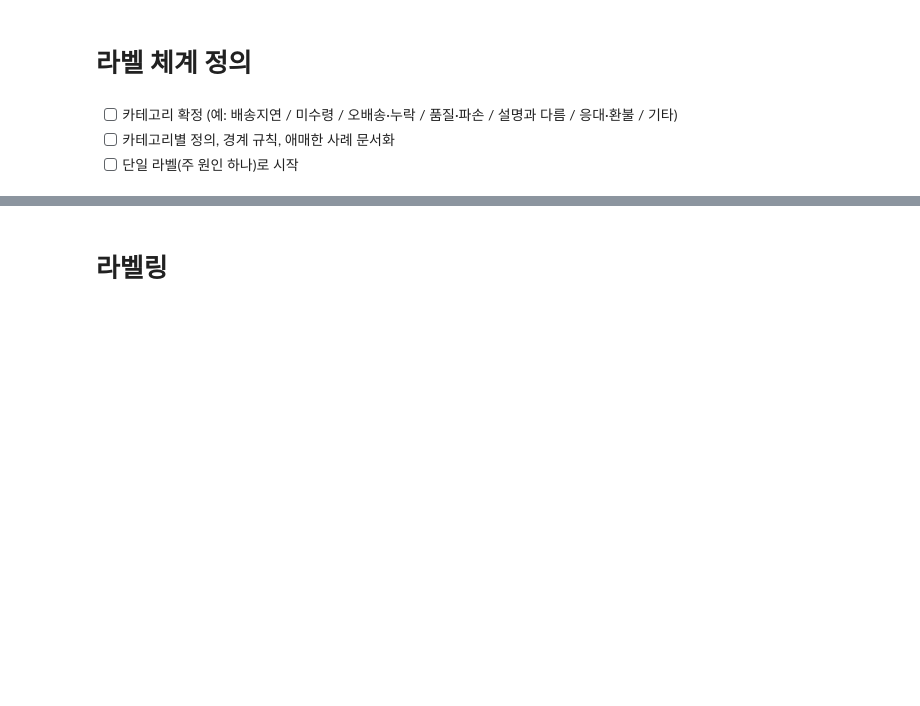
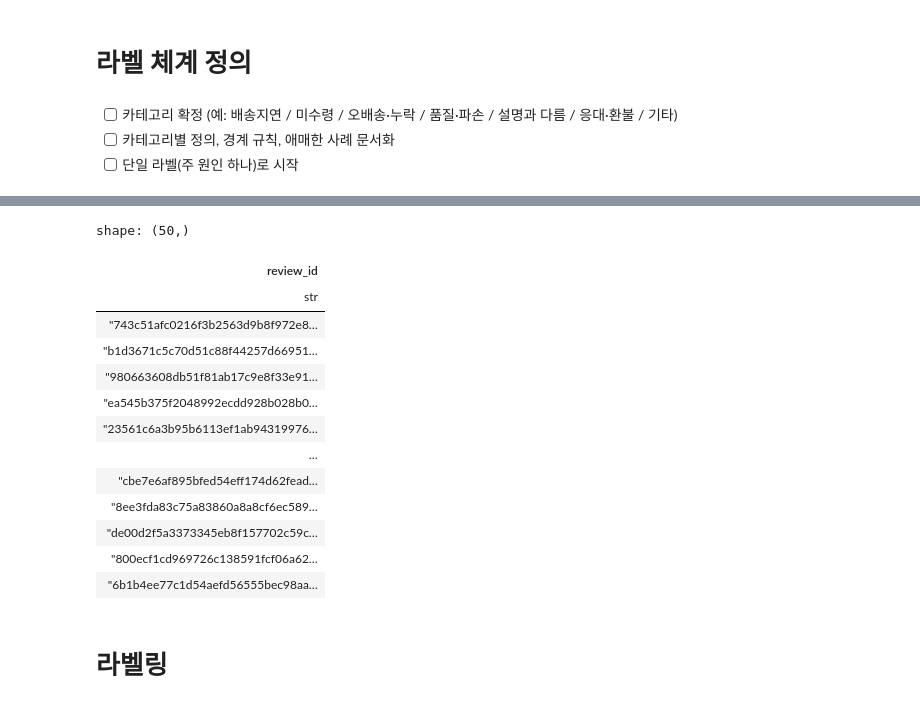
Before and after one commit to yongjin-hong/olist_analysis, a Jupyter notebook: notebooks/EDA.ipynb, the cells around one changed output, grey strips where cells are left out. Drawn from its saved outputs; the diff is of its cells as text; code cells hidden in the pictures; blank space fills up the shorter version.

```diff
--- a/notebooks/EDA.ipynb
+++ b/notebooks/EDA.ipynb
@@ -417,3 +488,20 @@ shape: (5, 3)
+# %%
+explore_sample['review_id'] # 나중에 평가 셋에서 제외
+# %% [output]
+shape: (50,)
+| review_id |
+| str |
+| "743c51afc0216f3b2563d9b8f972e8… |
+| "b1d3671c5c70d51c88f44257d66951… |
+| "980663608db51f81ab17c9e8f33e91… |
+| "ea545b375f2048992ecdd928b028b0… |
+| "23561c6a3b95b6113ef1ab94319976… |
+| … |
+| "cbe7e6af895bfed54eff174d62fead… |
+| "8ee3fda83c75a83860a8a8cf6ec589… |
+| "de00d2f5a3373345eb8f157702c59c… |
+| "800ecf1cd969726c138591fcf06a62… |
+| "6b1b4ee77c1d54aefd56555bec98aa… |
 # %% [markdown]
 # 라벨링
 # %% [markdown]
```
Also changed, not shown: parts of 7 cells of this notebook, 6 other files.
